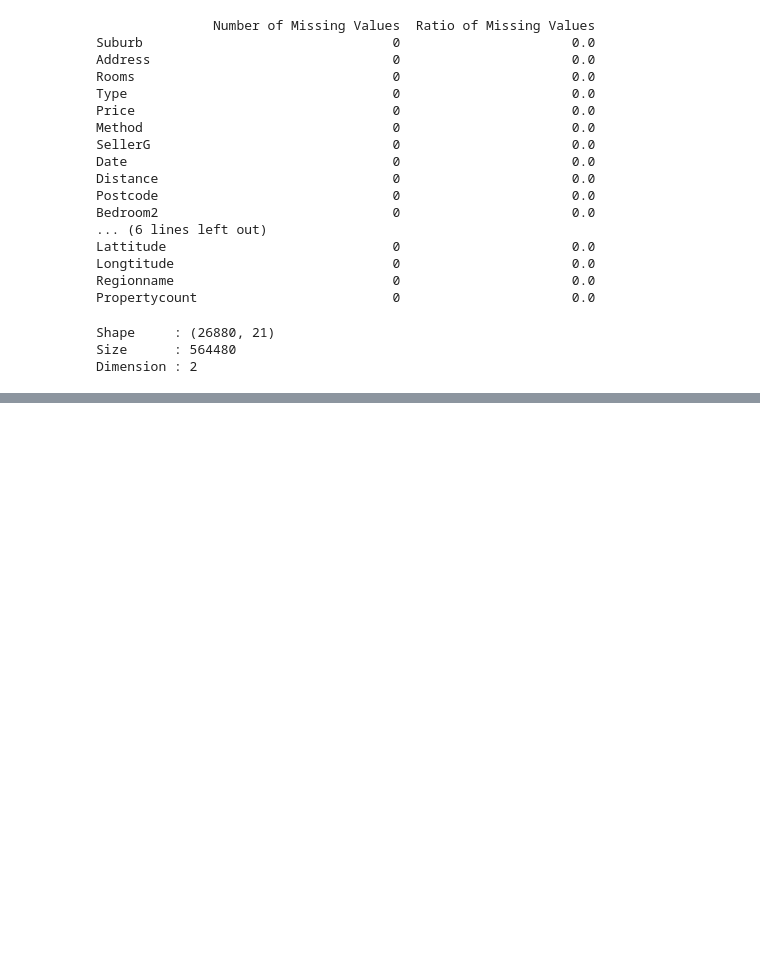
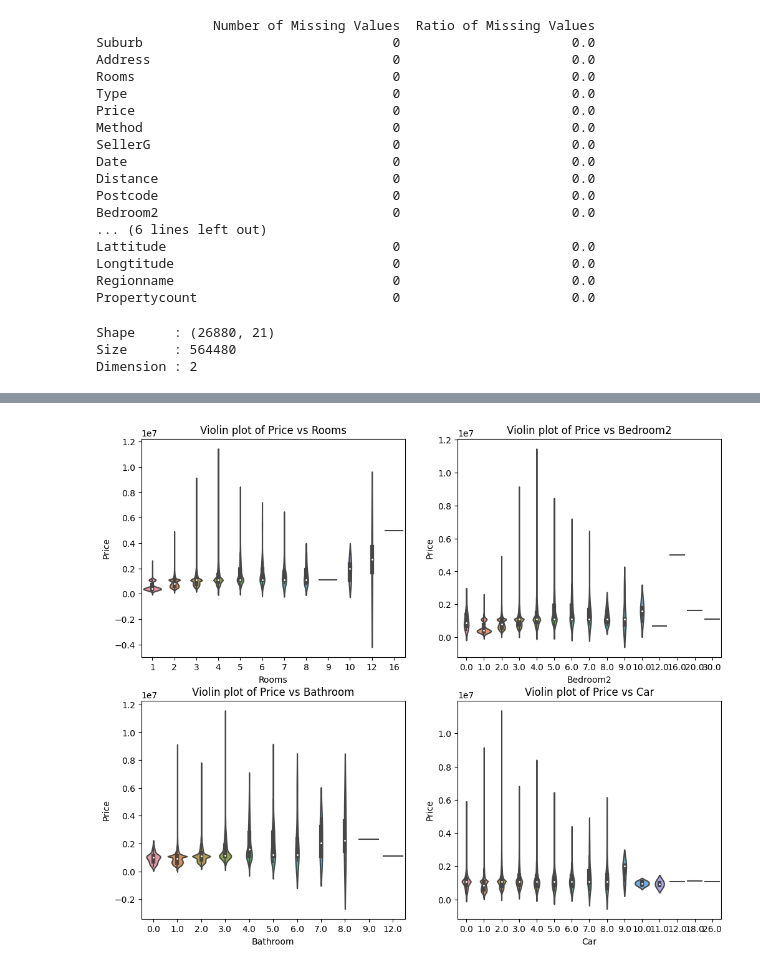
Before and after one commit to gr-uzun/melbourne-housing, a Jupyter notebook: melbourne_housing_project.ipynb, the cells around one changed output, grey strips where cells are left out. Saved outputs shown, nothing was run; the diff lists cells and outputs as text; code cells hidden in the pictures; blank space fills up the shorter version.

```diff
--- a/melbourne_housing_project.ipynb
+++ b/melbourne_housing_project.ipynb
@@ -302,0 +323,18 @@ Dimension : 2
+# %%
+def plot_relationship_with_price(data_frame,cols):
+  plt.figure(figsize=(12, 10))
+
+  i = 0
+  for col in cols:
+
+    i = i+1
+    plt.subplot(2, 2, i)
+    sns.violinplot(x= col, y='Price', data=df_copy)
+    plt.title('Violin plot of Price vs ' + col);
+# %%
+# Draw a pair plot to see the relationship between all numerical variables and the price variable.
+num_cols_except_price = ['Rooms',   'Bedroom2', 'Bathroom', 'Car']
+
+plot_relationship_with_price(df_copy,num_cols_except_price)
+# %% [output]
+[figure, added]
```
Also changed, not shown: parts of 3 cells of this notebook.
